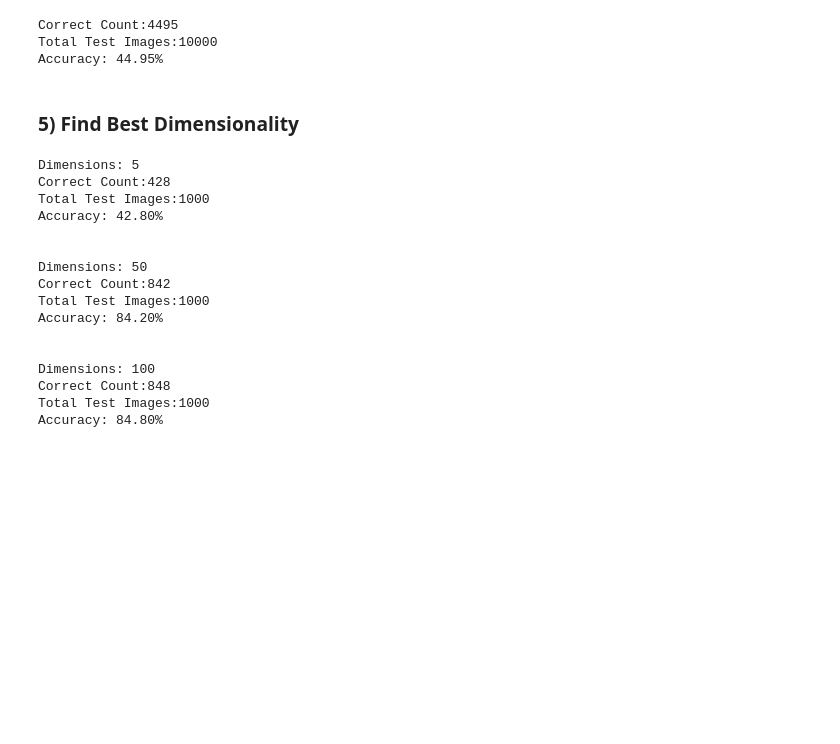
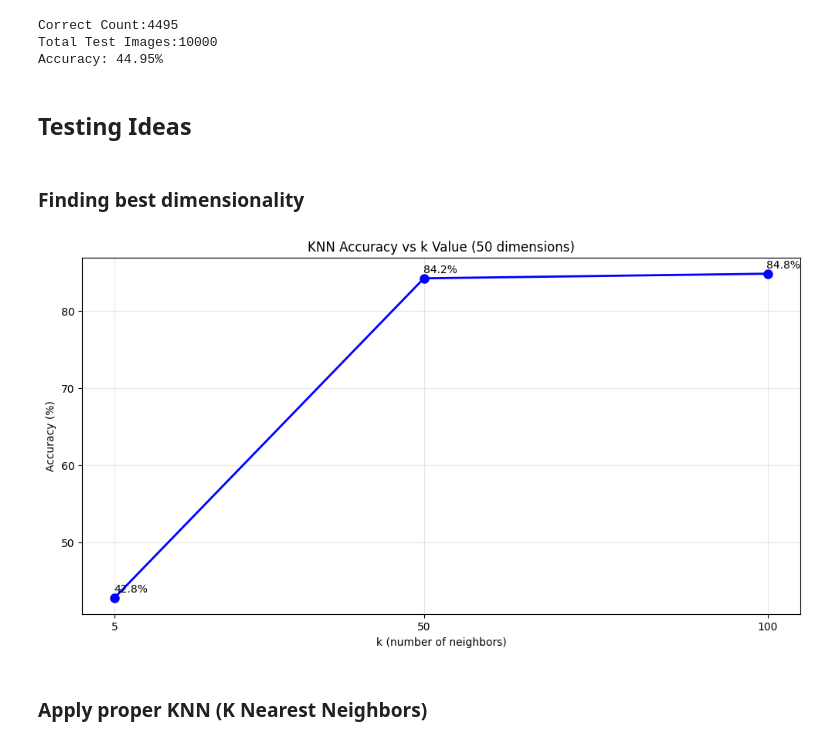
Before and after one commit to ChurroC/Number_Recognition, a Jupyter notebook: src/PCA.ipynb, the cells around one changed output. Saved outputs shown, nothing was run; the diff lists cells and outputs as text; code cells hidden in the pictures; blank space fills up the shorter version.

Commit message:
Tried out varying k vals and dimension

```diff
--- a/src/PCA.ipynb
+++ b/src/PCA.ipynb
@@ -172,11 +172,13 @@ print(f"Accuracy: {correct_count / flat_test_images.shape[0] * 100:.2f}%")
 Correct Count:4495
 Total Test Images:10000
 Accuracy: 44.95%
+# %% [markdown]
+## Testing Ideas
 # %% [markdown]
-### 5) Find Best Dimensionality
+### Finding best dimensionality
 # %%
 def number_classification_accuracy(
-    dimensions, max_train_images=flat_test_images.shape[0]
+    dimensions=reduced_demension, max_train_images=flat_test_images.shape[0]
 ):
     reduced_V = V[:, :dimensions]
     flat_images_projected = images @ reduced_V
@@ -191,28 +193,39 @@ def number_classification_accuracy(
         if labels[n] == test_labels[i]:
             correct_count += 1
 
-    print(f"Dimensions: {dimensions}")
-    print(f"Correct Count:{correct_count}")
-    print(f"Total Test Images:{max_train_images}")
-    print(f"Accuracy: {correct_count / max_train_images * 100:.2f}%")
+    accuracy = correct_count / max_train_images * 100
+    return accuracy, correct_count, max_train_images
 # %%
-for dimension in [reduced_demension, 50, 100]:
-    number_classification_accuracy(dimension, 1000)
-    print()
+results_data = []
+dimensions = [reduced_demension, 50, 100]
+for dimension in dimensions:
+    accuracy, correct, total = number_classification_accuracy(dimension, 1000)
+    results_data.append(
+        {
+            "Dim": dimension,
+            "Accuracy (%)": accuracy,
+            "Correct": f"{correct}/{total}",
+        }
+    )
+
+df_for_dim = pd.DataFrame(results_data)
+display(df_for_dim.style.hide(axis="index").format({"Accuracy (%)": "{:.2f}"}))
-# %% [output]
-Dimensions: 5
-Correct Count:428
-Total Test Images:1000
-Accuracy: 42.80%
-
-
-Dimensions: 50
-Correct Count:842
-Total Test Images:1000
-Accuracy: 84.20%
-
-
-Dimensions: 100
-Correct Count:848
-Total Test Images:1000
-Accuracy: 84.80%
+# %%
+plt.figure(figsize=(12, 6))
+plt.plot(
+    dimensions, df_for_dim["Accuracy (%)"].values, "bo-", linewidth=2, markersize=8
+)
+plt.xlabel("k (number of neighbors)")
+plt.ylabel("Accuracy (%)")
+plt.title("KNN Accuracy vs k Value (50 dimensions)")
+plt.grid(True, alpha=0.3)
+plt.xticks(dimensions)
+for k, acc in zip(dimensions, df_for_dim["Accuracy (%)"].values):
+    plt.annotate(
+        f"{acc:.1f}%", (k, acc), textcoords="offset points", xytext=(15, 5), ha="center"
+    )
+plt.show()
+# %% [output]
+[figure, added]
+# %% [markdown]
+### Apply proper KNN (K Nearest Neighbors)
```
Also changed, not shown: parts of 8 cells of this notebook.
